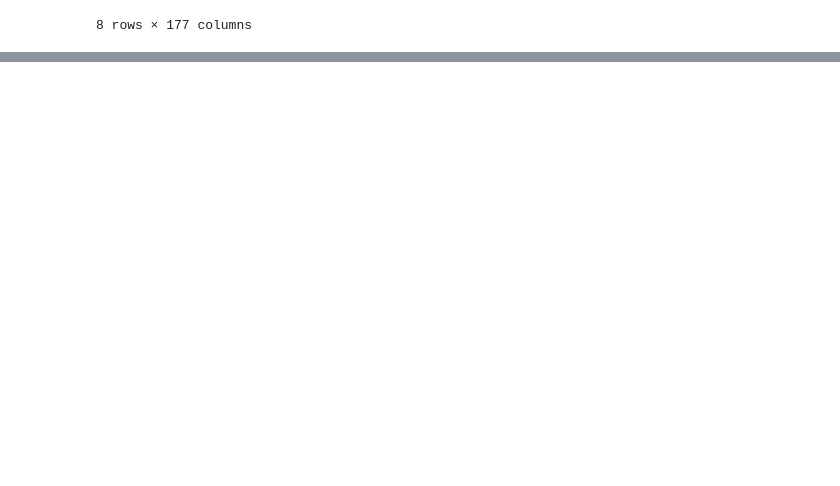
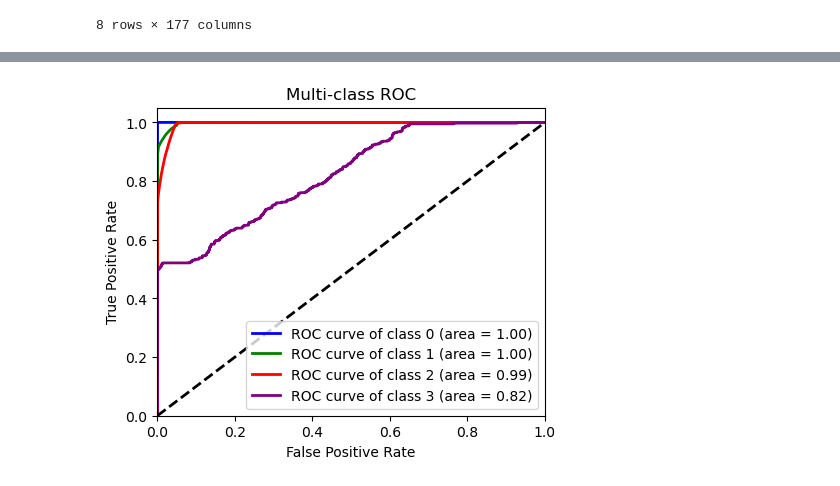
Before and after one commit to weiangela/STAT453---Taxi-Prediction, a Jupyter notebook: softmax_regression.ipynb, the cells around one changed output, grey strips where cells are left out. Saved outputs shown, nothing was run; the diff lists cells and outputs as text; code cells hidden in the pictures; blank space fills up the shorter version.

```diff
--- a/softmax_regression.ipynb
+++ b/softmax_regression.ipynb
@@ -146,0 +199,50 @@ Confusion Matrix:
+# %%
+def get_scores_and_targets1(model, data_loader):
+    model.eval()
+    all_scores = []
+    all_targets = []
+    with torch.no_grad():
+        for inputs, targets in data_loader:
+            outputs = model(inputs)
+            softmax_scores = torch.softmax(outputs, dim=1)
+            all_scores.extend(softmax_scores.tolist())
+            all_targets.extend(targets.tolist())
+    return all_targets, all_scores
+
+true_labels, scores = get_scores_and_targets1(model, test_loader)
+
+
+
+from sklearn.metrics import roc_curve, auc
+from sklearn.preprocessing import label_binarize
+import numpy as np
+
+# Binarize the labels for multi-class ROC
+n_classes = len(np.unique(true_labels))
+true_labels_bin = label_binarize(true_labels, classes=[0, 1, 2, 3])
+
+# Compute ROC curve and ROC area for each class
+fpr = dict()
+tpr = dict()
+roc_auc = dict()
+for i in range(n_classes):
+    fpr[i], tpr[i], _ = roc_curve(true_labels_bin[:, i], np.array(scores)[:, i])
+    roc_auc[i] = auc(fpr[i], tpr[i])
+
+# Plotting
+plt.figure(figsize=(5, 4))
+colors = ['blue', 'green', 'red', 'purple']
+for i in range(n_classes):
+    plt.plot(fpr[i], tpr[i], color=colors[i], lw=2,
+             label='ROC curve of class {0} (area = {1:0.2f})'.format(i, roc_auc[i]))
+
+plt.plot([0, 1], [0, 1], 'k--', lw=2)
+plt.xlim([0.0, 1.0])
+plt.ylim([0.0, 1.05])
+plt.xlabel('False Positive Rate')
+plt.ylabel('True Positive Rate')
+plt.title('Multi-class ROC')
+plt.legend(loc="lower right")
+plt.show()
+# %% [output]
+[figure, added]
```
Also changed, not shown: parts of 6 cells of this notebook.
